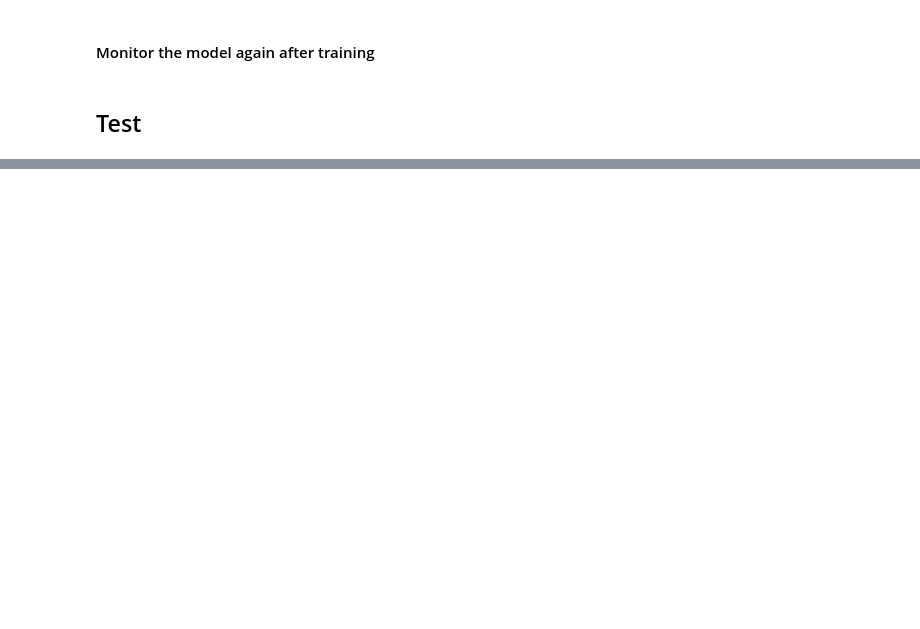
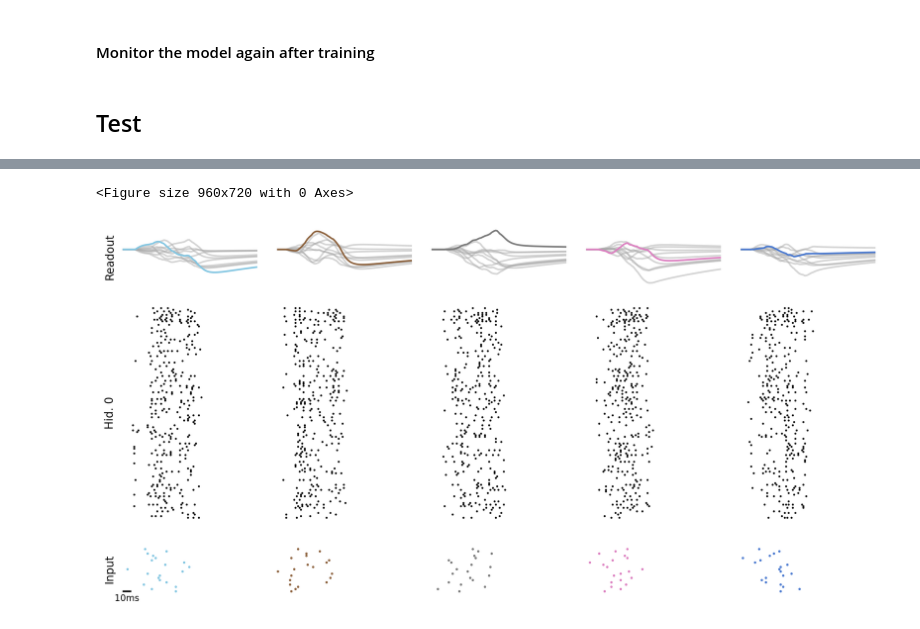
Before and after one commit to fmi-basel/stork, a Jupyter notebook: examples/01_Shallow_SNN_Randman.ipynb, the cells around one changed output, grey strips where cells are left out. Drawn from its saved outputs; the diff is of its cells as text; code cells hidden in the pictures; blank space fills up the shorter version.

```diff
--- a/examples/01_Shallow_SNN_Randman.ipynb
+++ b/examples/01_Shallow_SNN_Randman.ipynb
@@ -89,7 +87,7 @@ tau_syn = 10e-3
 tau_readout = duration
 
 lr = 5e-3
-nb_epochs = 10
+nb_epochs = 200
 
 anneal_start = 500
 anneal_step = 5
@@ -235,7 +229,8 @@ history = model.fit_validate(
     nb_epochs=nb_epochs,
     verbose=True,
     anneal=True,
-    log_interval=1,)
+    log_interval=1,
+)
 
 results["train_loss"] = history["loss"].tolist()
 results["train_acc"] = history["acc"].tolist()
@@ -280,6 +295,6 @@ print("Test acc.: ", round(results["test_acc"] * 100, 2), "%")
 # %%
 plt.figure(dpi=150)
-stork.plotting.plot_activity_snapshot(
-    model,
-    data=ds_test,
-    nb_samples=5)
+stork.plotting.plot_activity_snapshot(model, data=ds_test, nb_samples=5)
+# %% [output]
+<Figure size 960x720 with 0 Axes>
+[figure, added]
```
Also changed, not shown: parts of 8 cells of this notebook, 3 other files.
